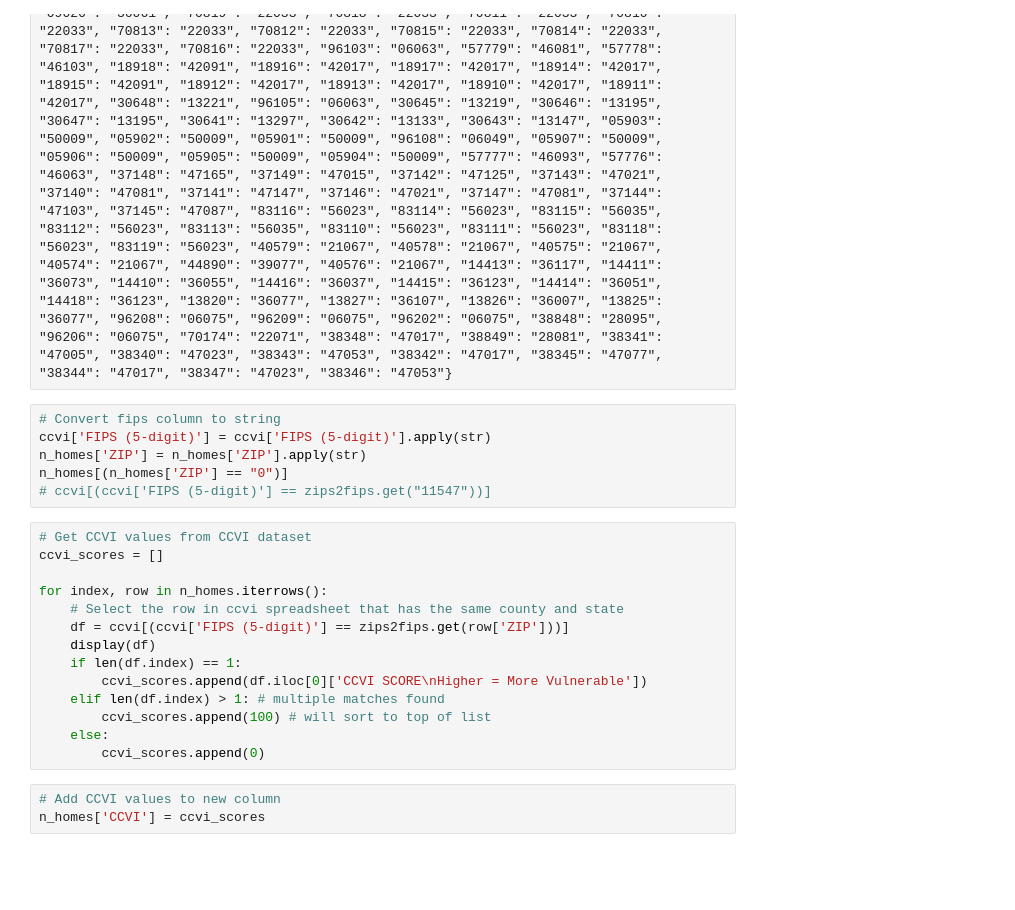
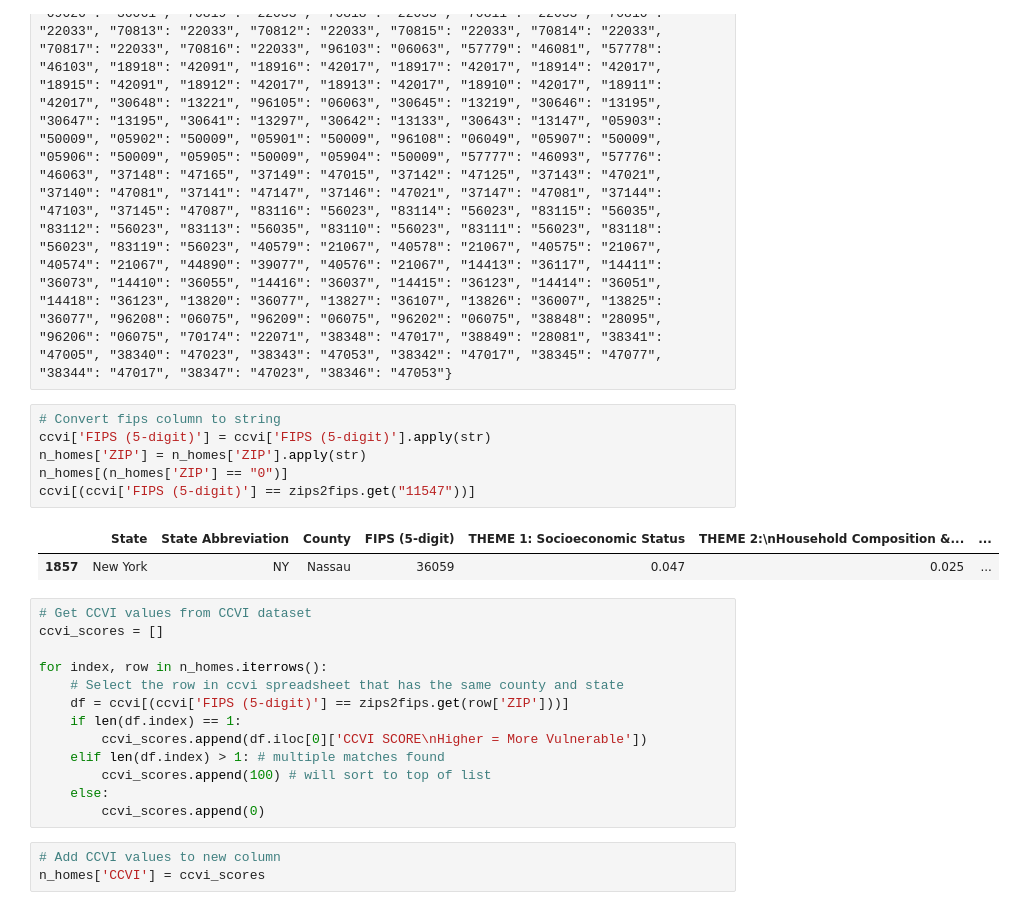
Before and after one commit to GetUsPPE/Rank-Order-List-Project-Public, a Jupyter notebook: Outboud Comms Outreach Rank Order List Project.ipynb, the cells around one changed output. Drawn from its saved outputs; the diff is of its cells as text; blank space fills up the shorter version.

```diff
--- a/Outboud Comms Outreach Rank Order List Project.ipynb
+++ b/Outboud Comms Outreach Rank Order List Project.ipynb
@@ -106,9 +142,12 @@ zips2fips = {"70175": "22071", "11542": "36059", "11547": "36059", "11545": "360
 # %%
 # Convert fips column to string
 ccvi['FIPS (5-digit)'] = ccvi['FIPS (5-digit)'].apply(str)
 n_homes['ZIP'] = n_homes['ZIP'].apply(str)
 n_homes[(n_homes['ZIP'] == "0")]
-# ccvi[(ccvi['FIPS (5-digit)'] == zips2fips.get("11547"))]
+ccvi[(ccvi['FIPS (5-digit)'] == zips2fips.get("11547"))]
+# %% [output]
+|  | State | State Abbreviation | County | FIPS (5-digit) | THEME 1: Socioeconomic Status | THEME 2:\nHousehold Composition &... | ... |
+| 1857 | New York | NY | Nassau | 36059 | 0.047 | 0.025 | ... |
 # %%
 # Get CCVI values from CCVI dataset
 ccvi_scores = []
@@ -116,7 +155,6 @@ ccvi_scores = []
 for index, row in n_homes.iterrows():
     # Select the row in ccvi spreadsheet that has the same county and state
     df = ccvi[(ccvi['FIPS (5-digit)'] == zips2fips.get(row['ZIP']))]
-    display(df)
     if len(df.index) == 1:
         ccvi_scores.append(df.iloc[0]['CCVI SCORE\nHigher = More Vulnerable'])
     elif len(df.index) > 1: # multiple matches found
```
Also changed, not shown: parts of 3 cells of this notebook, 1 other file.
